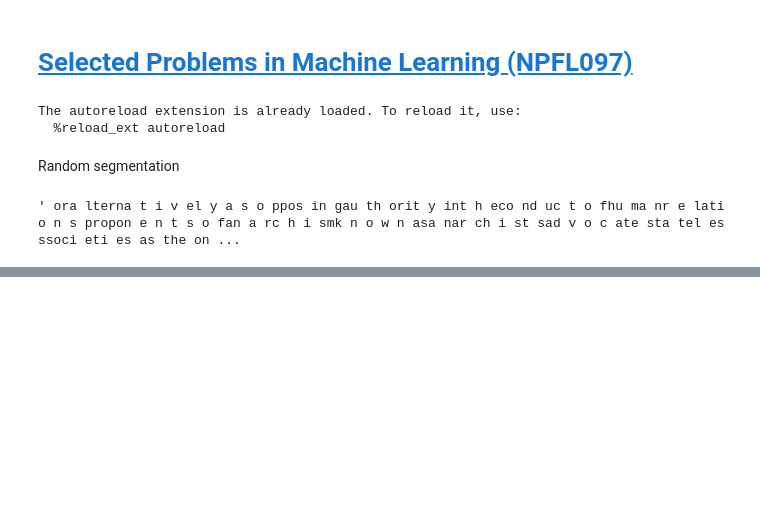
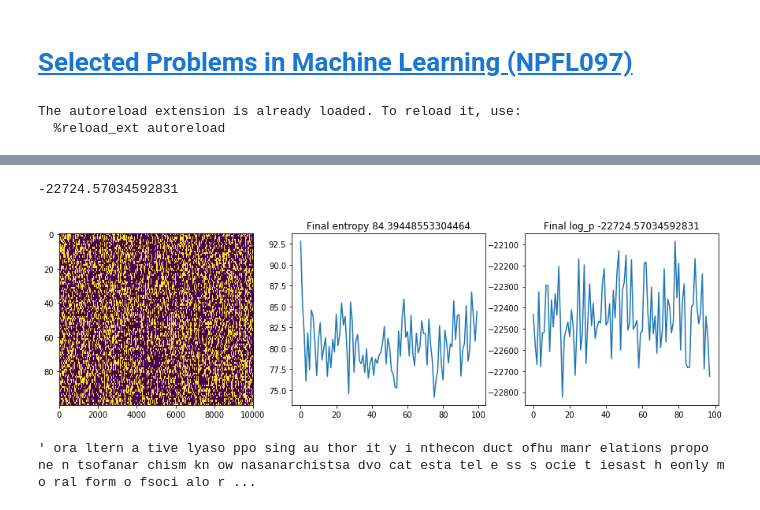
Before and after one commit to darthdeus/npfl097, a Jupyter notebook: Chinese Segmentation assignment.ipynb, the cells around one changed output, grey strips where cells are left out. Cells and saved outputs as stored; diff of their text form; code cells hidden in the pictures; blank space fills up the shorter version.

```diff
--- a/Chinese Segmentation assignment.ipynb
+++ b/Chinese Segmentation assignment.ipynb
@@ -15,9 +13,7 @@ data = segmentation.load_data()[:10000]
-# %% [markdown]
-Random segmentation
-# %%
-N = len(data)
-s = np.random.randint(0, 2, size=N-2)
-
-" ".join(segmentation.cut_words(data, s))[:1000]
-# %% [output]
-' ora lterna t i v el y a s o ppos in gau th orit y int h eco nd uc t o fhu ma nr e lati o n s propon e n t s o fan a rc h i smk n o w n asa nar ch i st sad v o c ate sta tel es ssoci eti es as the on ...
+# %%
+data = segmentation.load_data()[:10000]
+
+model = segmentation.Model(alpha = 400, p_c = 0.4)
+model.fit(data, num_iter = 200)
+model.plot_results()
+# %% [output]
@@ -24 +21,4 @@ s = np.random.randint(0, 2, size=N-2)
+-22724.57034592831
+[figure, added]
+' ora ltern a tive lyaso ppo sing au thor it y i nthecon duct ofhu manr elations propo ne n tsofanar chism kn ow nasanarchistsa dvo cat esta tel e ss s ocie t iesast h eonly m o ral form o fsoci alo r ...
 # %%
```
Also changed, not shown: parts of 4 cells of this notebook, 3 other files.
